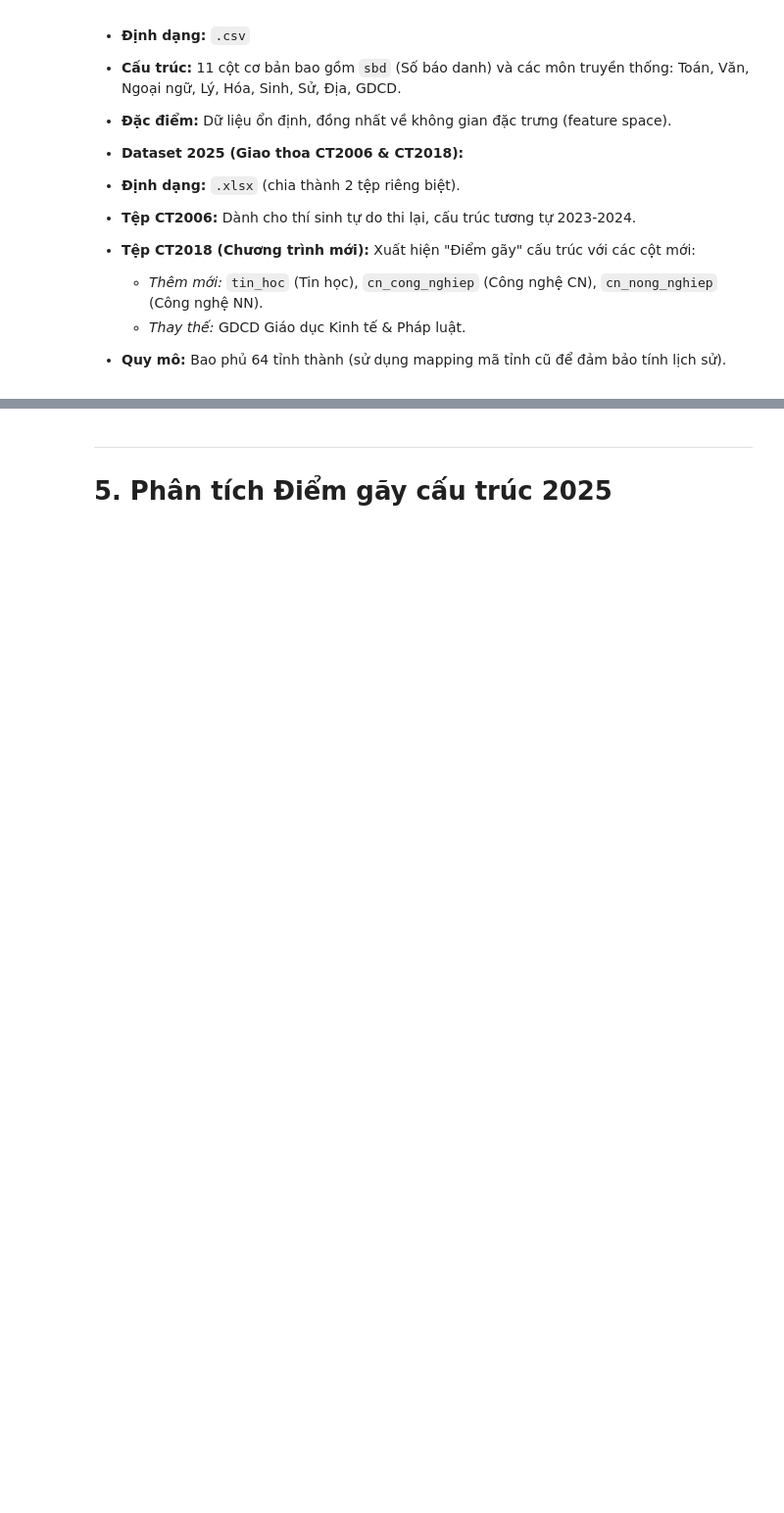
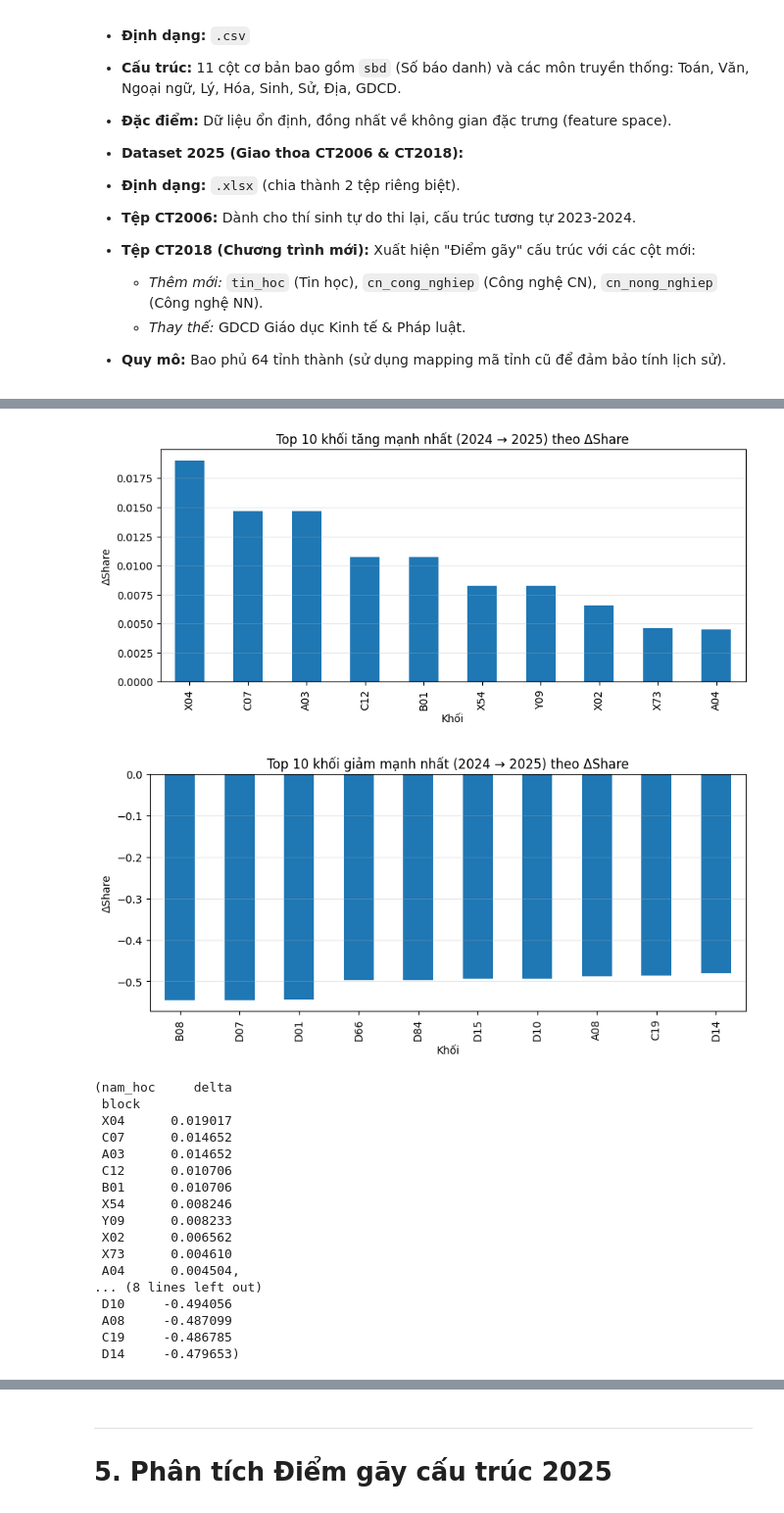
Before and after one commit to tano-dev/Vietnam-National-Exam-Score-Analysis-and-Forecasting, a Jupyter notebook: Report/ReportProject.ipynb, the cells around one changed output, grey strips where cells are left out. Shown at 98% size. Drawn from its saved outputs; the diff is of its cells as text; code cells hidden in the pictures; blank space fills up the shorter version.

```diff
--- a/Report/ReportProject.ipynb
+++ b/Report/ReportProject.ipynb
@@ -565,0 +687,50 @@ if RUN_PIPELINE:
+# %%
+years = sorted(df_share["nam_hoc"].unique())
+if len(years) < 2:
+    raise ValueError("Cần tối thiểu 2 năm dữ liệu để tính ΔShare.")
+
+y_prev, y_last = years[-2], years[-1]
+
+pivot2 = df_share.pivot(index="block", columns="nam_hoc", values="share").fillna(0)
+pivot2["delta"] = pivot2[y_last] - pivot2[y_prev]
+
+top_up = pivot2.sort_values("delta", ascending=False).head(10)
+top_down = pivot2.sort_values("delta", ascending=True).head(10)
+
+plt.figure(figsize=(10,4))
+top_up["delta"].plot(kind="bar")
+plt.title(f"Top 10 khối tăng mạnh nhất ({y_prev} → {y_last}) theo ΔShare")
+plt.xlabel("Khối")
+plt.ylabel("ΔShare")
+plt.grid(True, axis="y", alpha=0.3)
+plt.show()
+
+plt.figure(figsize=(10,4))
+top_down["delta"].plot(kind="bar")
+plt.title(f"Top 10 khối giảm mạnh nhất ({y_prev} → {y_last}) theo ΔShare")
+plt.xlabel("Khối")
+plt.ylabel("ΔShare")
+plt.grid(True, axis="y", alpha=0.3)
+plt.show()
+
+top_up[["delta"]], top_down[["delta"]]
+# %% [output]
+[figure, added]
+[figure, added]
+(nam_hoc     delta
+ block
+ X04      0.019017
+ C07      0.014652
+ A03      0.014652
+ C12      0.010706
+ B01      0.010706
+ X54      0.008246
+ Y09      0.008233
+ X02      0.006562
+ X73      0.004610
+ A04      0.004504,
+... (8 lines left out)
+ D10     -0.494056
+ A08     -0.487099
+ C19     -0.486785
+ D14     -0.479653)
```
Also changed, not shown: parts of 72 cells of this notebook.
